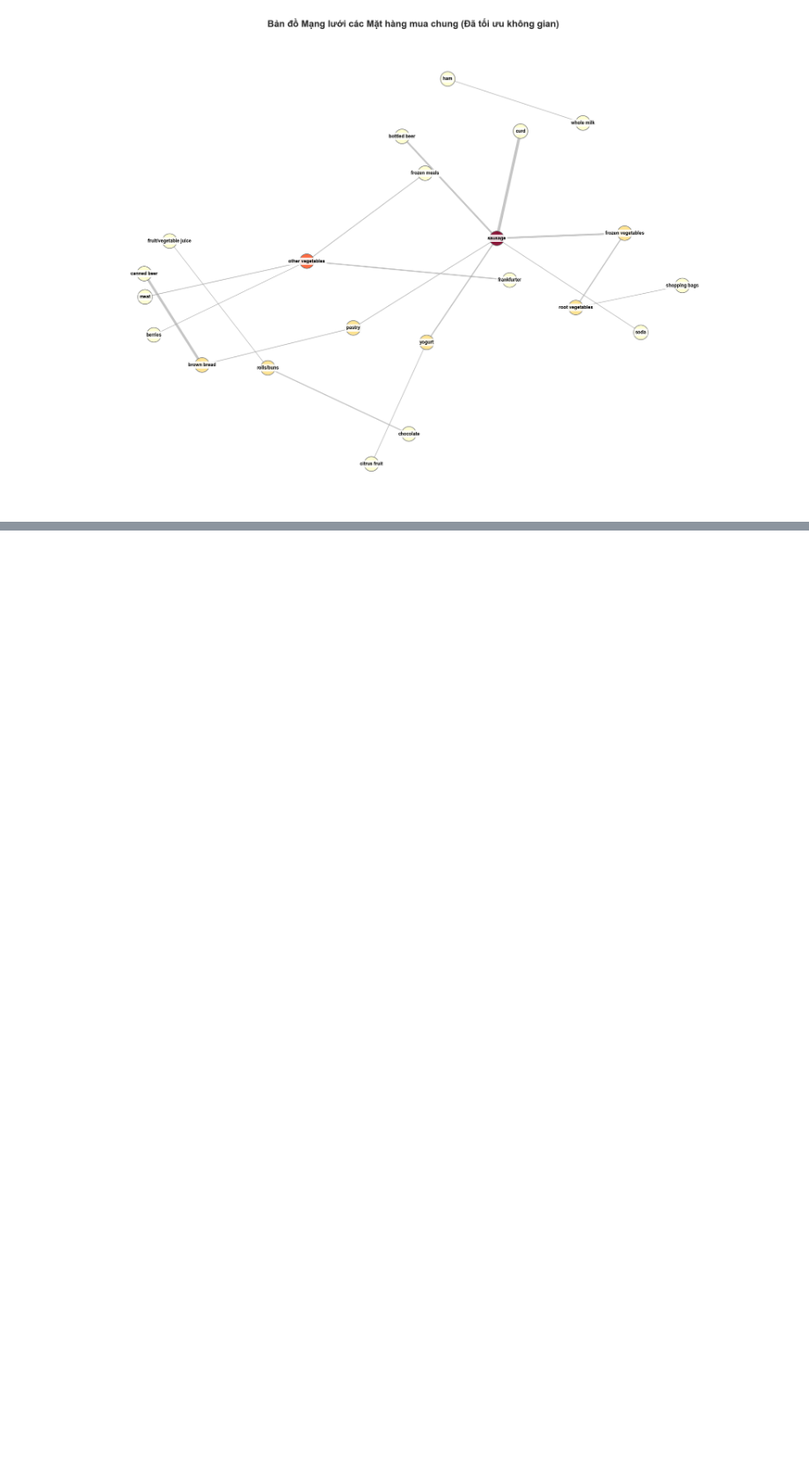
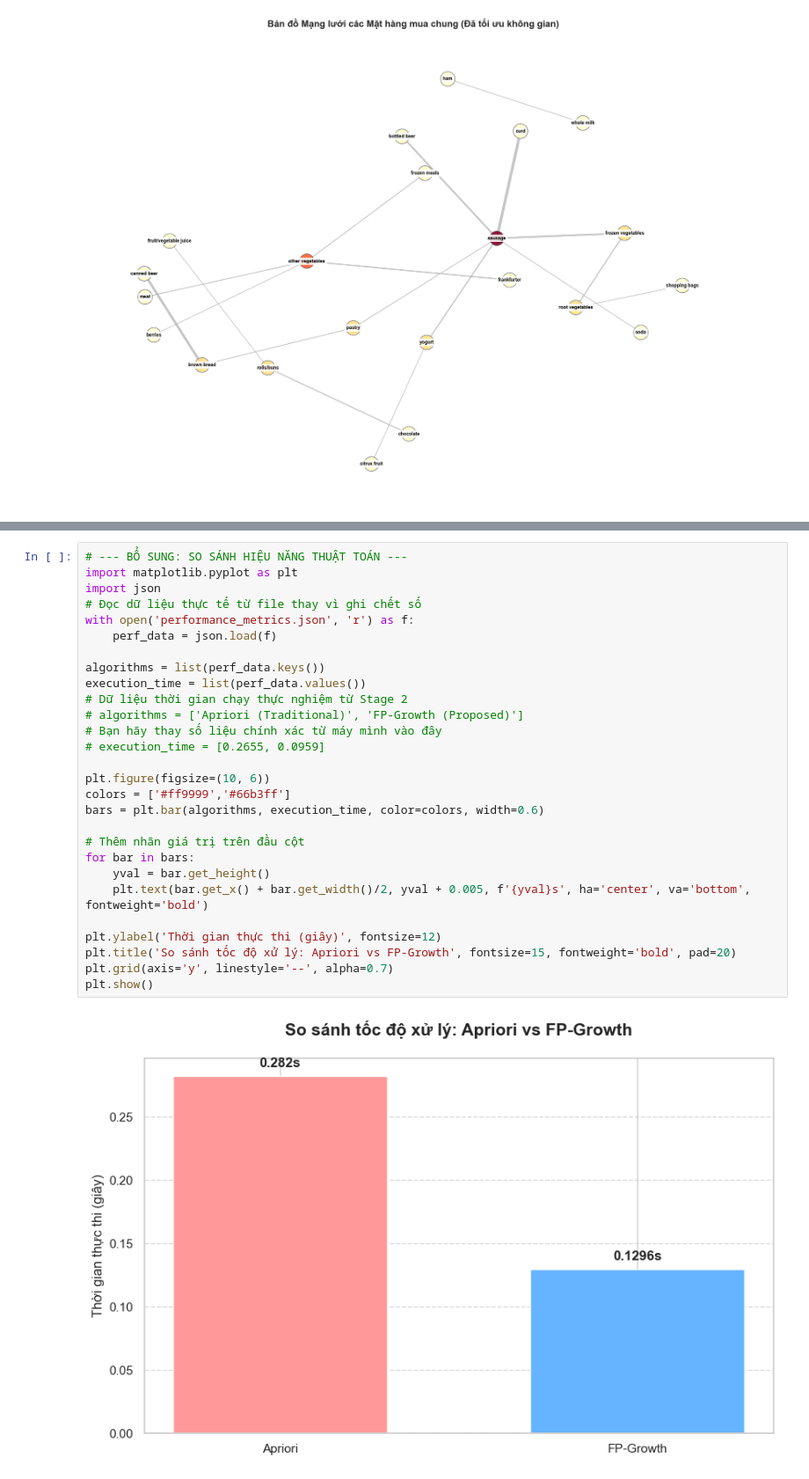
Before and after one commit to TaikiInomata/HCMUT_262_Data_Mining_Assignment, a Jupyter notebook: src/visualization_MBA.ipynb, the cells around one changed output, grey strips where cells are left out. Shown at 88% size. Saved outputs shown, nothing was run; the diff lists cells and outputs as text; blank space fills up the shorter version.

```diff
--- a/src/visualization_MBA.ipynb
+++ b/src/visualization_MBA.ipynb
@@ -149,0 +182,30 @@ plt.show()
+# %%
+# --- BỔ SUNG: SO SÁNH HIỆU NĂNG THUẬT TOÁN ---
+import matplotlib.pyplot as plt
+import json
+# Đọc dữ liệu thực tế từ file thay vì ghi chết số
+with open('performance_metrics.json', 'r') as f:
+    perf_data = json.load(f)
+
+algorithms = list(perf_data.keys())
+execution_time = list(perf_data.values())
+# Dữ liệu thời gian chạy thực nghiệm từ Stage 2
+# algorithms = ['Apriori (Traditional)', 'FP-Growth (Proposed)']
+# Bạn hãy thay số liệu chính xác từ máy mình vào đây
+# execution_time = [0.2655, 0.0959]
+
+plt.figure(figsize=(10, 6))
+colors = ['#ff9999','#66b3ff']
+bars = plt.bar(algorithms, execution_time, color=colors, width=0.6)
+
+# Thêm nhãn giá trị trên đầu cột
+for bar in bars:
+    yval = bar.get_height()
+    plt.text(bar.get_x() + bar.get_width()/2, yval + 0.005, f'{yval}s', ha='center', va='bottom', fontweight='bold')
+
+plt.ylabel('Thời gian thực thi (giây)', fontsize=12)
+plt.title('So sánh tốc độ xử lý: Apriori vs FP-Growth', fontsize=15, fontweight='bold', pad=20)
+plt.grid(axis='y', linestyle='--', alpha=0.7)
+plt.show()
+# %% [output]
+[figure, added]
```
Also changed, not shown: parts of 7 cells of this notebook, 3 other files.
